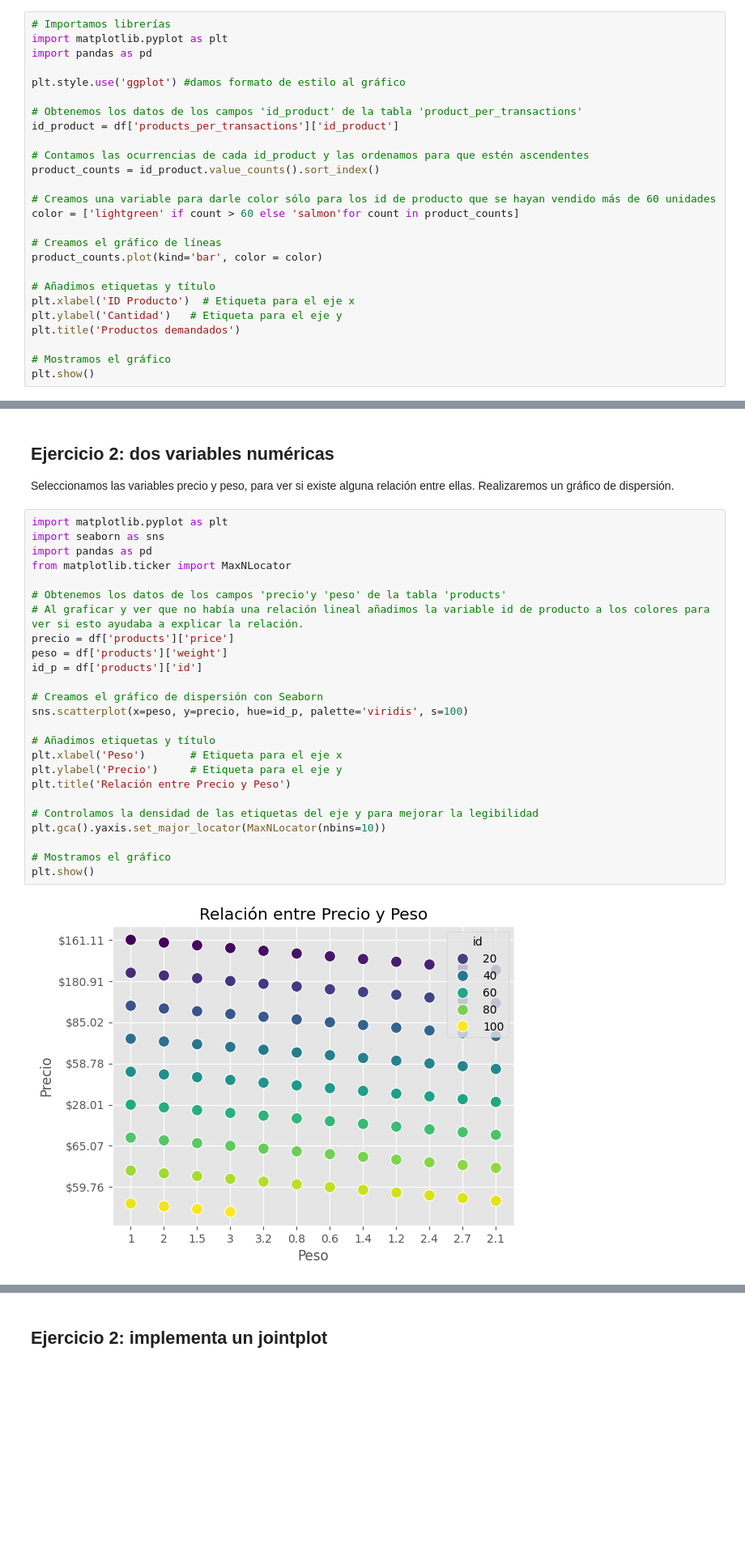
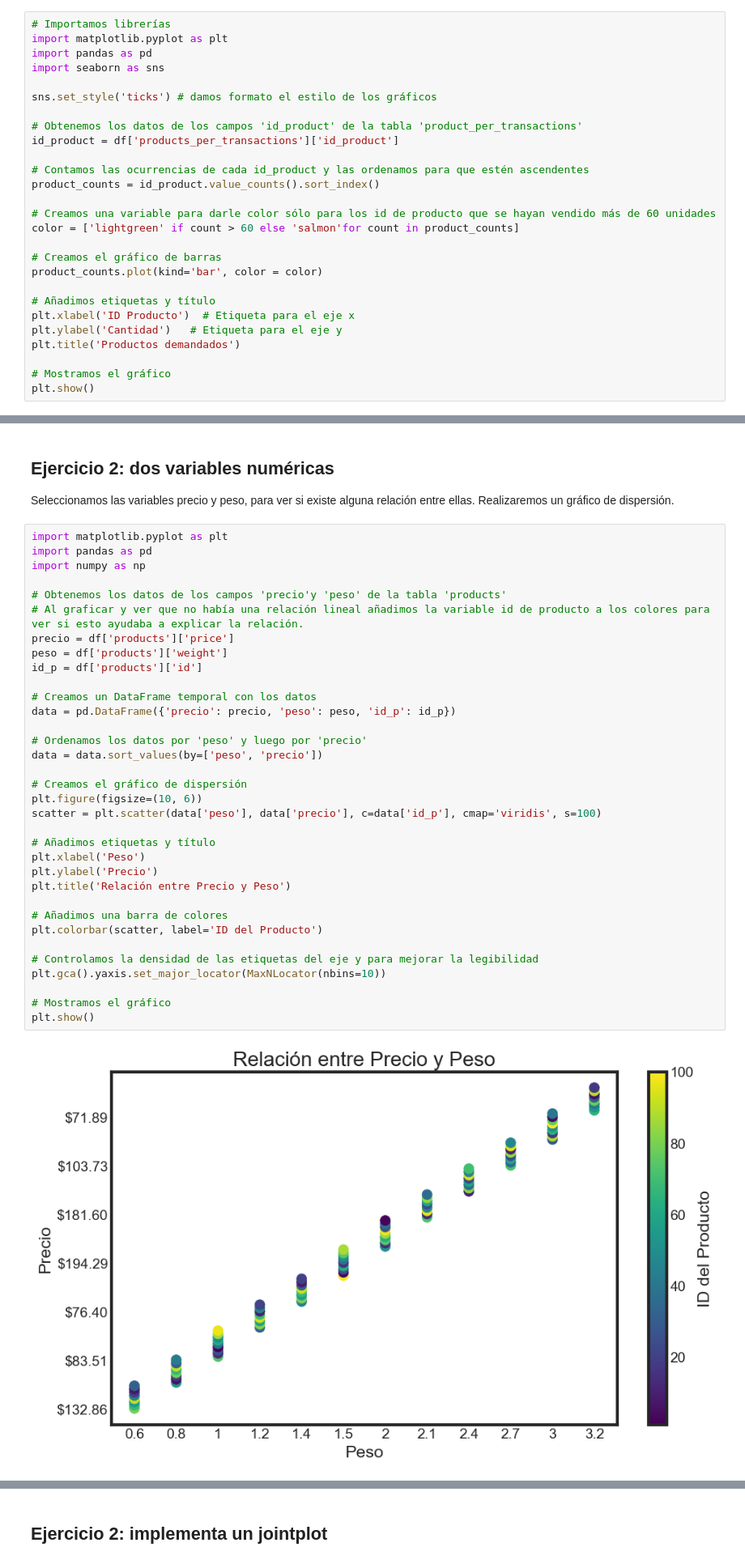
Before and after one commit to micagiaroli/08.01, a Jupyter notebook: Giaroli - Sprint 8.1.ipynb, the cells around one changed output, grey strips where cells are left out. Shown at 81% size. Drawn from its saved outputs; the diff is of its cells as text; blank space fills up the shorter version.

```diff
--- a/Giaroli - Sprint 8.1.ipynb
+++ b/Giaroli - Sprint 8.1.ipynb
@@ -92,8 +92,9 @@ Seleccionamos un histograma de frecuencia para poder ver el id de los productos
 # Importamos librerías
 import matplotlib.pyplot as plt
 import pandas as pd
+import seaborn as sns
 
-plt.style.use('ggplot') #damos formato de estilo al gráfico
+sns.set_style('ticks') # damos formato el estilo de los gráficos
 
 # Obtenemos los datos de los campos 'id_product' de la tabla 'product_per_transactions'
 id_product = df['products_per_transactions']['id_product']
@@ -104,7 +105,7 @@ product_counts = id_product.value_counts().sort_index()
 # Creamos una variable para darle color sólo para los id de producto que se hayan vendido más de 60 unidades
 color = ['lightgreen' if count > 60 else 'salmon'for count in product_counts]
 
-# Creamos el gráfico de líneas
+# Creamos el gráfico de barras
 product_counts.plot(kind='bar', color = color)
 
 # Añadimos etiquetas y título
@@ -126,31 +127,40 @@ En base a estos datos podría recomendarse, por ejemplo, fabricar más de los pr
 Seleccionamos las variables precio y peso, para ver si existe alguna relación entre ellas. Realizaremos un gráfico de dispersión.
 # %%
 import matplotlib.pyplot as plt
-import seaborn as sns
 import pandas as pd
-from matplotlib.ticker import MaxNLocator
+import numpy as np
 
 # Obtenemos los datos de los campos 'precio'y 'peso' de la tabla 'products'
 # Al graficar y ver que no había una relación lineal añadimos la variable id de producto a los colores para ver si esto ayudaba a explicar la relación.
 precio = df['products']['price']
 peso = df['products']['weight']
 id_p = df['products']['id']
 
-# Creamos el gráfico de dispersión con Seaborn
-sns.scatterplot(x=peso, y=precio, hue=id_p, palette='viridis', s=100)
+# Creamos un DataFrame temporal con los datos
+data = pd.DataFrame({'precio': precio, 'peso': peso, 'id_p': id_p})
+
+# Ordenamos los datos por 'peso' y luego por 'precio'
+data = data.sort_values(by=['peso', 'precio'])
+
+# Creamos el gráfico de dispersión
+plt.figure(figsize=(10, 6))
+scatter = plt.scatter(data['peso'], data['precio'], c=data['id_p'], cmap='viridis', s=100)
 
 # Añadimos etiquetas y título
-plt.xlabel('Peso')       # Etiqueta para el eje x
-plt.ylabel('Precio')     # Etiqueta para el eje y
+plt.xlabel('Peso')
+plt.ylabel('Precio')
 plt.title('Relación entre Precio y Peso')
+
+# Añadimos una barra de colores
+plt.colorbar(scatter, label='ID del Producto')
 
 # Controlamos la densidad de las etiquetas del eje y para mejorar la legibilidad
 plt.gca().yaxis.set_major_locator(MaxNLocator(nbins=10))
 
 # Mostramos el gráfico
 plt.show()
 # %% [output]
-[figure, old version]
+[figure, new version]
 # %% [markdown]
 **Interpretación:**
 *Este gráfico muestra la relación entre el precio y el peso de los productos, con los puntos coloreados según el ID del producto.
```
Also changed, not shown: parts of 20 cells of this notebook.
